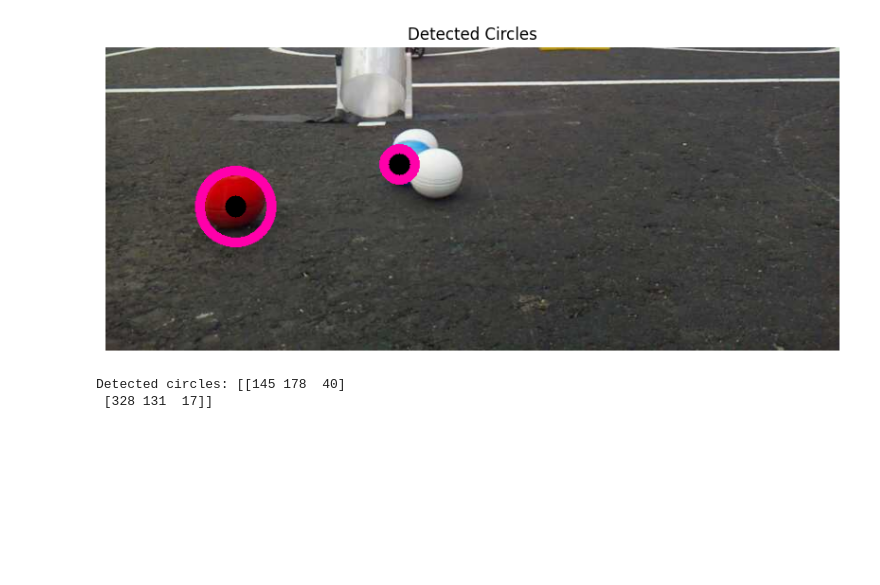
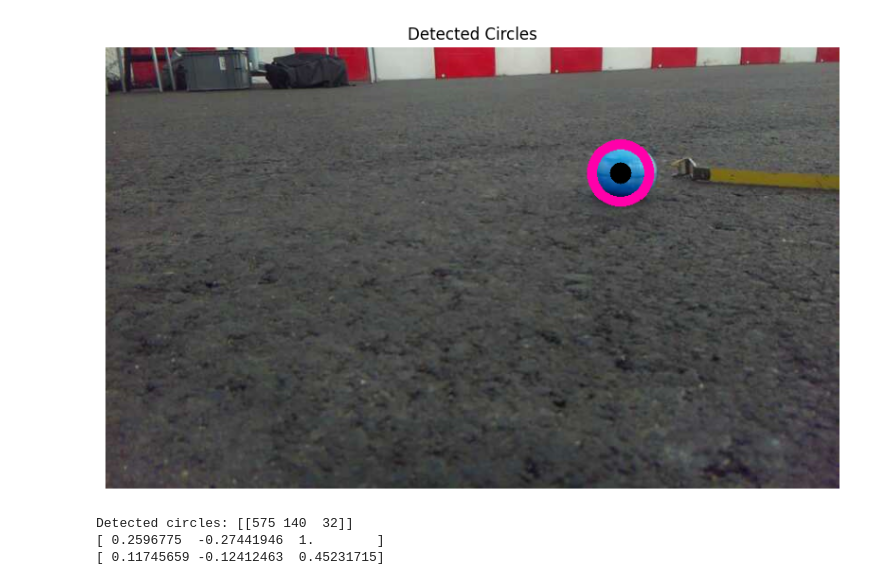
Before and after one commit to RaixSplitter/robobot, a Jupyter notebook: notebook/blob_detection.ipynb, the cells around one changed output. Drawn from its saved outputs; the diff is of its cells as text; code cells hidden in the pictures; blank space fills up the shorter version.

```diff
--- a/notebook/blob_detection.ipynb
+++ b/notebook/blob_detection.ipynb
@@ -164,17 +164,51 @@ def detect_balls(image : np.ndarray, show : bool = False):
 
 
 #     break # only draw the best circle
-# %%
-image = cv2.imread("../data/blob/robobot/image_2025_Mar_28_162150_009.jpg")
-# Crop image to remove the top 45% part of the image
-image = image[int(image.shape[0]*0.45):, :]
-detections = detect_balls(image, show=True)
-
-print("Detected circles:", detections)
-# %% [output]
-[figure, removed]
-Detected circles: [[145 178  40]
- [328 131  17]]
+# %%
+# image = cv2.imread("../data/blob/robobot/image_2025_Mar_28_162150_009.jpg")
+image = cv2.imread("C:/Users/marku/Downloads/159016cb-39c7-473a-9487-43dcc69a5e34.jpg")
+# Crop image to remove the top 45% part of the image
+image = image[int(image.shape[0]*0.2):, :]
+detections = detect_balls(image, show=True)
+#
+print("Detected circles:", detections)
+
+
+
+detection = detections[0]
+
+def pose_estimation_ball(detection, mtx, dist):
+    """
+    Estimate the pose of a ball given its detection in the image.
+    """
+    x, y, r = detection
+    cam_pos = np.array([x, y, 1])
+
+    # Invert the camera matrix
+    mtx_inv = np.linalg.inv(mtx)
+
+    # Normalize the camera position using the inverse camera matrix
+    cam_pos_normalized = np.dot(mtx_inv, cam_pos)
+    Z = (mtx[0,0] * 45/2 / 1000) / r # 45 cm is the distance to the camera in meters
+    return cam_pos_normalized * Z
+
+x, y, r = detection
+
+cam_pos = np.array([x, y, 1])
+
+mtx_inv = np.linalg.inv(mtx)
+cam_pos_normalized = np.dot(mtx_inv, cam_pos)
+
+Z = (mtx[0,0] * 45/2 / 1000) / r # 45 cm is the distance to the camera in meters
+
+print(cam_pos_normalized)
+
+print(cam_pos_normalized * Z)
+# %% [output]
+[figure, added]
+Detected circles: [[575 140  32]]
+[ 0.2596775  -0.27441946  1.        ]
+[ 0.11745659 -0.12412463  0.45231715]
 # %%
 # IMG_DIR = "C:/programmering/DTU/robobot/data/blob/robobot"
 # images_path = os.listdir(IMG_DIR)
```
Also changed, not shown: 1 other file.
